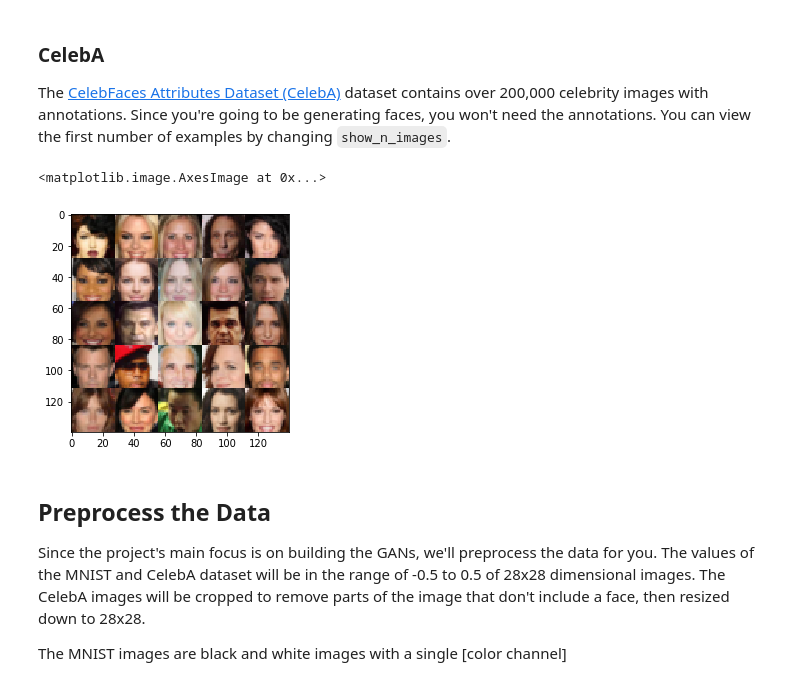
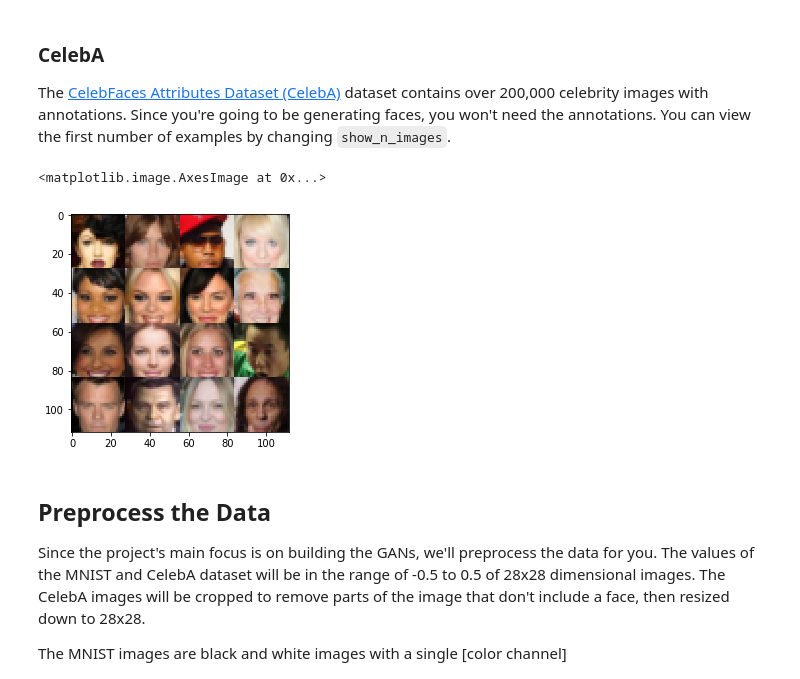
Before and after one commit to gkscloud/dlnd_face_generation, a Jupyter notebook: dlnd_face_generation.ipynb, the cells around one changed output. Drawn from its saved outputs; the diff is of its cells as text; code cells hidden in the pictures.

```diff
--- a/dlnd_face_generation.ipynb
+++ b/dlnd_face_generation.ipynb
@@ -50,16 +50,16 @@ pyplot.imshow(helper.images_square_grid(mnist_images, 'L'), cmap='gray')
 ### CelebA
 The [CelebFaces Attributes Dataset (CelebA)](http://mmlab.ie.cuhk.edu.hk/projects/CelebA.html) dataset contains over 200,000 celebrity images with annotations.  Since you're going to be generating faces, you won't need the annotations.  You can view the first number of examples by changing `show_n_images`.
 # %%
-show_n_images = 25
+show_n_images = 16
 
 """
 DON'T MODIFY ANYTHING IN THIS CELL
 """
 mnist_images = helper.get_batch(glob(os.path.join(data_dir, 'img_align_celeba/*.jpg'))[:show_n_images], 28, 28, 'RGB')
 pyplot.imshow(helper.images_square_grid(mnist_images, 'RGB'))
 # %% [output]
 <matplotlib.image.AxesImage at 0x...>
-[figure, old version]
+[figure, new version]
 # %% [markdown]
 ## Preprocess the Data
 Since the project's main focus is on building the GANs, we'll preprocess the data for you.  The values of the MNIST and CelebA dataset will be in the range of -0.5 to 0.5 of 28x28 dimensional images.  The CelebA images will be cropped to remove parts of the image that don't include a face, then resized down to 28x28.
```
Also changed, not shown: parts of 6 cells of this notebook, 1 other file.
